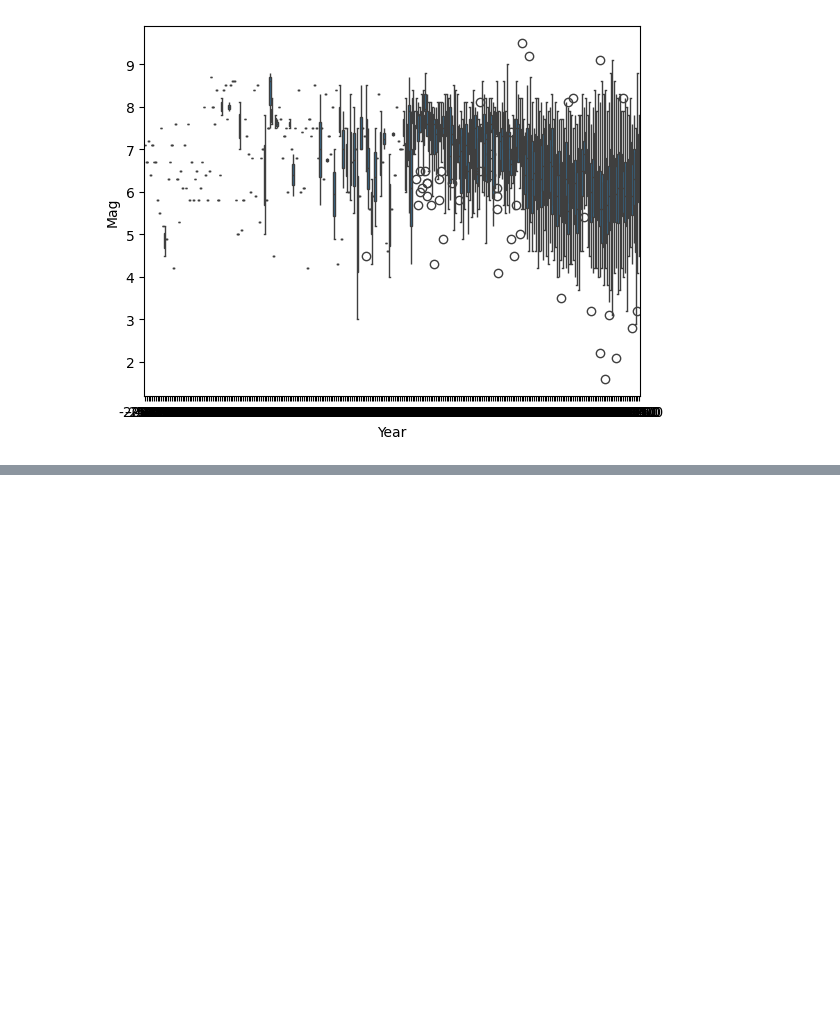
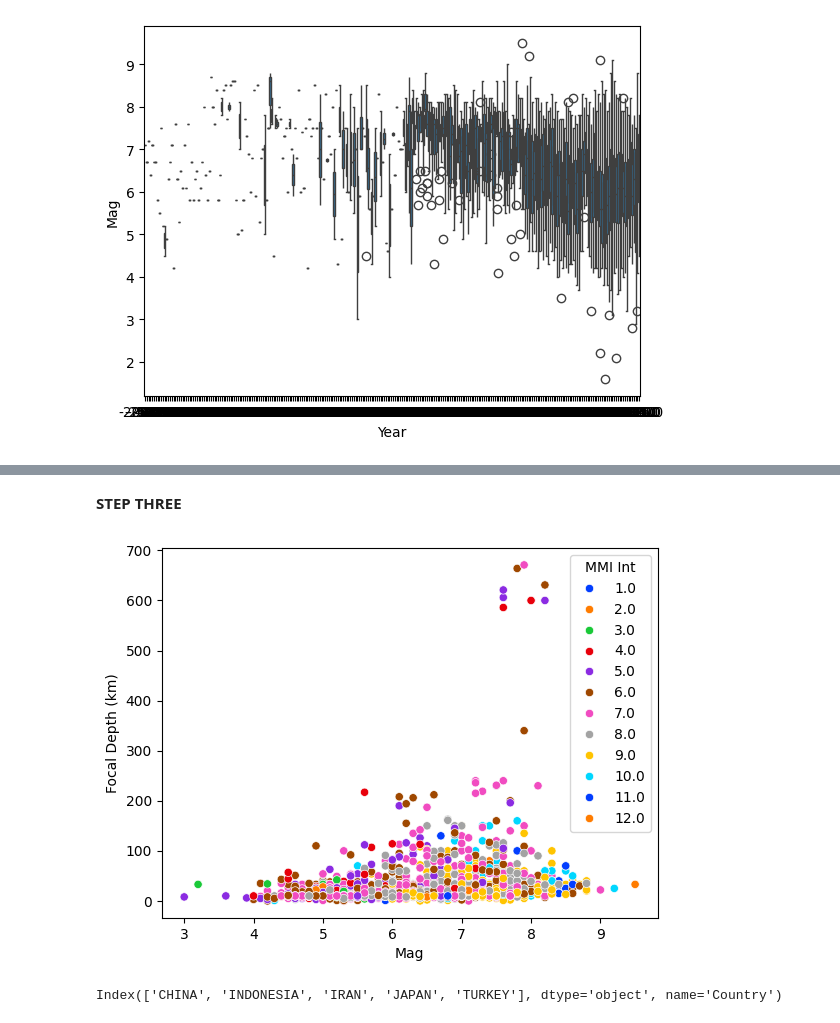
Before and after one commit to tylerdunc101/Earthquake-Project, a Jupyter notebook: Earthquake_Exploration.ipynb, the cells around one changed output, grey strips where cells are left out. Saved outputs shown, nothing was run; the diff lists cells and outputs as text; code cells hidden in the pictures; blank space fills up the shorter version.

```diff
--- a/Earthquake_Exploration.ipynb
+++ b/Earthquake_Exploration.ipynb
@@ -59,0 +140,16 @@ plt.show()
+# %% [markdown]
+**STEP THREE**
+# %%
+sns.scatterplot(x="Mag", y="Focal Depth (km)", hue="MMI Int", data=cleaneq,palette = "bright")
+plt.show()
+# %% [output]
+[figure, added]
+# %%
+cleanco = eq.copy()
+cleanco["Country"] = (eq["Location Name"].str.split(":").str[0].str.strip())
+cleanco.shape
+
+top5 = cleanco["Country"].value_counts().head(5).index
+top5
+# %% [output]
+Index(['CHINA', 'INDONESIA', 'IRAN', 'JAPAN', 'TURKEY'], dtype='object', name='Country')
```
Also changed, not shown: parts of 39 cells of this notebook.
